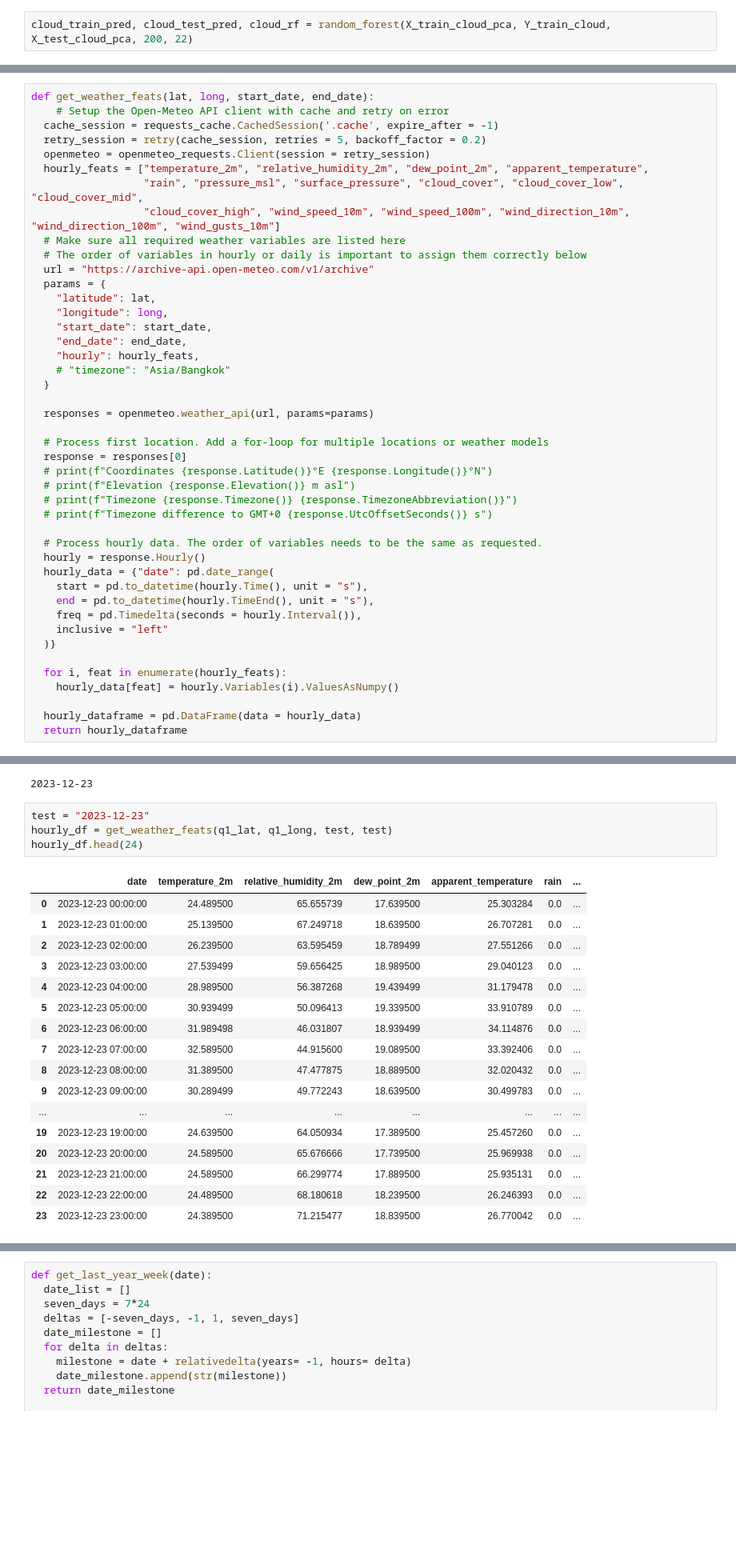
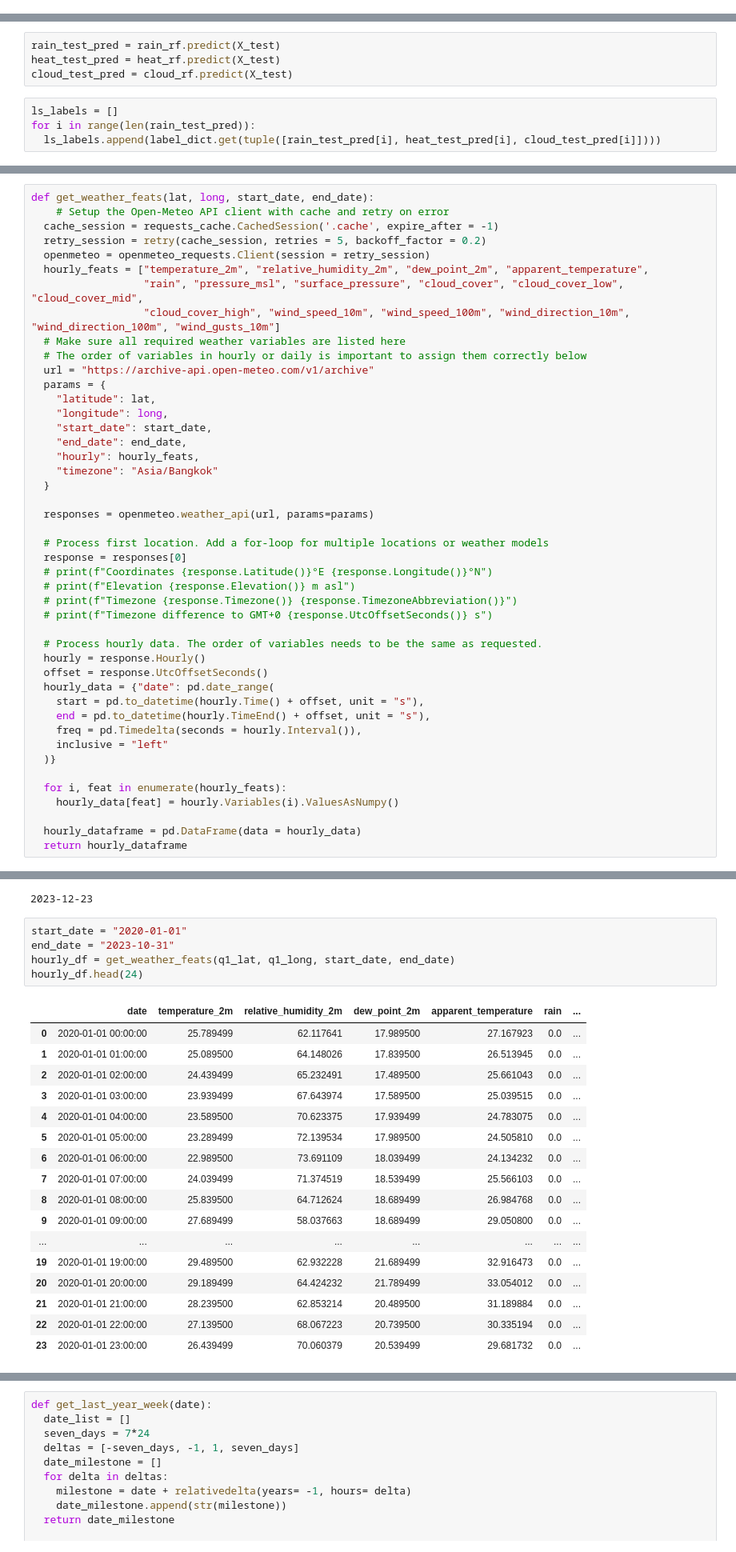
Before and after one commit to Cancogang69/SE355, a Jupyter notebook: model_1.ipynb, the cells around one changed output, grey strips where cells are left out. Shown: that part at 80% size. Cells and saved outputs as stored; diff of their text form; blank space fills up the shorter version.

```diff
--- a/model_1.ipynb
+++ b/model_1.ipynb
@@ -461,2 +320,0 @@ Random forest
-# %%
-cloud_train_pred, cloud_test_pred, cloud_rf = random_forest(X_train_cloud_pca, Y_train_cloud, X_test_cloud_pca, 200, 22)
@@ -478,0 +321,8 @@ f1_score_display(Y_train_cloud, cloud_train_pred, Y_test_cloud, cloud_test_pred)
+# %%
+rain_test_pred = rain_rf.predict(X_test)
+heat_test_pred = heat_rf.predict(X_test)
+cloud_test_pred = cloud_rf.predict(X_test)
+# %%
+ls_labels = []
+for i in range(len(rain_test_pred)):
+  ls_labels.append(label_dict.get(tuple([rain_test_pred[i], heat_test_pred[i], cloud_test_pred[i]])))
@@ -496,7 +350,7 @@ def get_weather_feats(lat, long, start_date, end_date):
     "start_date": start_date,
     "end_date": end_date,
     "hourly": hourly_feats,
-    # "timezone": "Asia/Bangkok"
+    "timezone": "Asia/Bangkok"
   }
 
   responses = openmeteo.weather_api(url, params=params)
@@ -510,9 +364,10 @@ def get_weather_feats(lat, long, start_date, end_date):
 
   # Process hourly data. The order of variables needs to be the same as requested.
   hourly = response.Hourly()
+  offset = response.UtcOffsetSeconds()
   hourly_data = {"date": pd.date_range(
-    start = pd.to_datetime(hourly.Time(), unit = "s"),
-    end = pd.to_datetime(hourly.TimeEnd(), unit = "s"),
+    start = pd.to_datetime(hourly.Time() + offset, unit = "s"),
+    end = pd.to_datetime(hourly.TimeEnd() + offset, unit = "s"),
     freq = pd.Timedelta(seconds = hourly.Interval()),
     inclusive = "left"
   )}
@@ -530,24 +385,25 @@ print("current_date")
 # %% [output]
 2023-12-23
 # %%
-test = "2023-12-23"
-hourly_df = get_weather_feats(q1_lat, q1_long, test, test)
+start_date = "2020-01-01"
+end_date = "2023-10-31"
+hourly_df = get_weather_feats(q1_lat, q1_long, start_date, end_date)
 hourly_df.head(24)
 # %% [output]
 |  | date | temperature_2m | relative_humidity_2m | dew_point_2m | apparent_temperature | rain | ... |
-| 0 | 2023-12-23 00:00:00 | 24.489500 | 65.655739 | 17.639500 | 25.303284 | 0.0 | ... |
-| 1 | 2023-12-23 01:00:00 | 25.139500 | 67.249718 | 18.639500 | 26.707281 | 0.0 | ... |
-| 2 | 2023-12-23 02:00:00 | 26.239500 | 63.595459 | 18.789499 | 27.551266 | 0.0 | ... |
-| 3 | 2023-12-23 03:00:00 | 27.539499 | 59.656425 | 18.989500 | 29.040123 | 0.0 | ... |
-| 4 | 2023-12-23 04:00:00 | 28.989500 | 56.387268 | 19.439499 | 31.179478 | 0.0 | ... |
-| 5 | 2023-12-23 05:00:00 | 30.939499 | 50.096413 | 19.339500 | 33.910789 | 0.0 | ... |
-| 6 | 2023-12-23 06:00:00 | 31.989498 | 46.031807 | 18.939499 | 34.114876 | 0.0 | ... |
-| 7 | 2023-12-23 07:00:00 | 32.589500 | 44.915600 | 19.089500 | 33.392406 | 0.0 | ... |
-| 8 | 2023-12-23 08:00:00 | 31.389500 | 47.477875 | 18.889500 | 32.020432 | 0.0 | ... |
-| 9 | 2023-12-23 09:00:00 | 30.289499 | 49.772243 | 18.639500 | 30.499783 | 0.0 | ... |
+| 0 | 2020-01-01 00:00:00 | 25.789499 | 62.117641 | 17.989500 | 27.167923 | 0.0 | ... |
+| 1 | 2020-01-01 01:00:00 | 25.089500 | 64.148026 | 17.839500 | 26.513945 | 0.0 | ... |
+| 2 | 2020-01-01 02:00:00 | 24.439499 | 65.232491 | 17.489500 | 25.661043 | 0.0 | ... |
+| 3 | 2020-01-01 03:00:00 | 23.939499 | 67.643974 | 17.589500 | 25.039515 | 0.0 | ... |
+| 4 | 2020-01-01 04:00:00 | 23.589500 | 70.623375 | 17.939499 | 24.783075 | 0.0 | ... |
+| 5 | 2020-01-01 05:00:00 | 23.289499 | 72.139534 | 17.989500 | 24.505810 | 0.0 | ... |
+| 6 | 2020-01-01 06:00:00 | 22.989500 | 73.691109 | 18.039499 | 24.134232 | 0.0 | ... |
+| 7 | 2020-01-01 07:00:00 | 24.039499 | 71.374519 | 18.539499 | 25.566103 | 0.0 | ... |
+| 8 | 2020-01-01 08:00:00 | 25.839500 | 64.712624 | 18.689499 | 26.984768 | 0.0 | ... |
+| 9 | 2020-01-01 09:00:00 | 27.689499 | 58.037663 | 18.689499 | 29.050800 | 0.0 | ... |
 | ... | ... | ... | ... | ... | ... | ... | ... |
-| 19 | 2023-12-23 19:00:00 | 24.639500 | 64.050934 | 17.389500 | 25.457260 | 0.0 | ... |
-| 20 | 2023-12-23 20:00:00 | 24.589500 | 65.676666 | 17.739500 | 25.969938 | 0.0 | ... |
-| 21 | 2023-12-23 21:00:00 | 24.589500 | 66.299774 | 17.889500 | 25.935131 | 0.0 | ... |
-| 22 | 2023-12-23 22:00:00 | 24.489500 | 68.180618 | 18.239500 | 26.246393 | 0.0 | ... |
-| 23 | 2023-12-23 23:00:00 | 24.389500 | 71.215477 | 18.839500 | 26.770042 | 0.0 | ... |
+| 19 | 2020-01-01 19:00:00 | 29.489500 | 62.932228 | 21.689499 | 32.916473 | 0.0 | ... |
+| 20 | 2020-01-01 20:00:00 | 29.189499 | 64.424232 | 21.789499 | 33.054012 | 0.0 | ... |
+| 21 | 2020-01-01 21:00:00 | 28.239500 | 62.853214 | 20.489500 | 31.189884 | 0.0 | ... |
+| 22 | 2020-01-01 22:00:00 | 27.139500 | 68.067223 | 20.739500 | 30.335194 | 0.0 | ... |
+| 23 | 2020-01-01 23:00:00 | 26.439499 | 70.060379 | 20.539499 | 29.681732 | 0.0 | ... |
```
Also changed, not shown: parts of 135 cells of this notebook.
